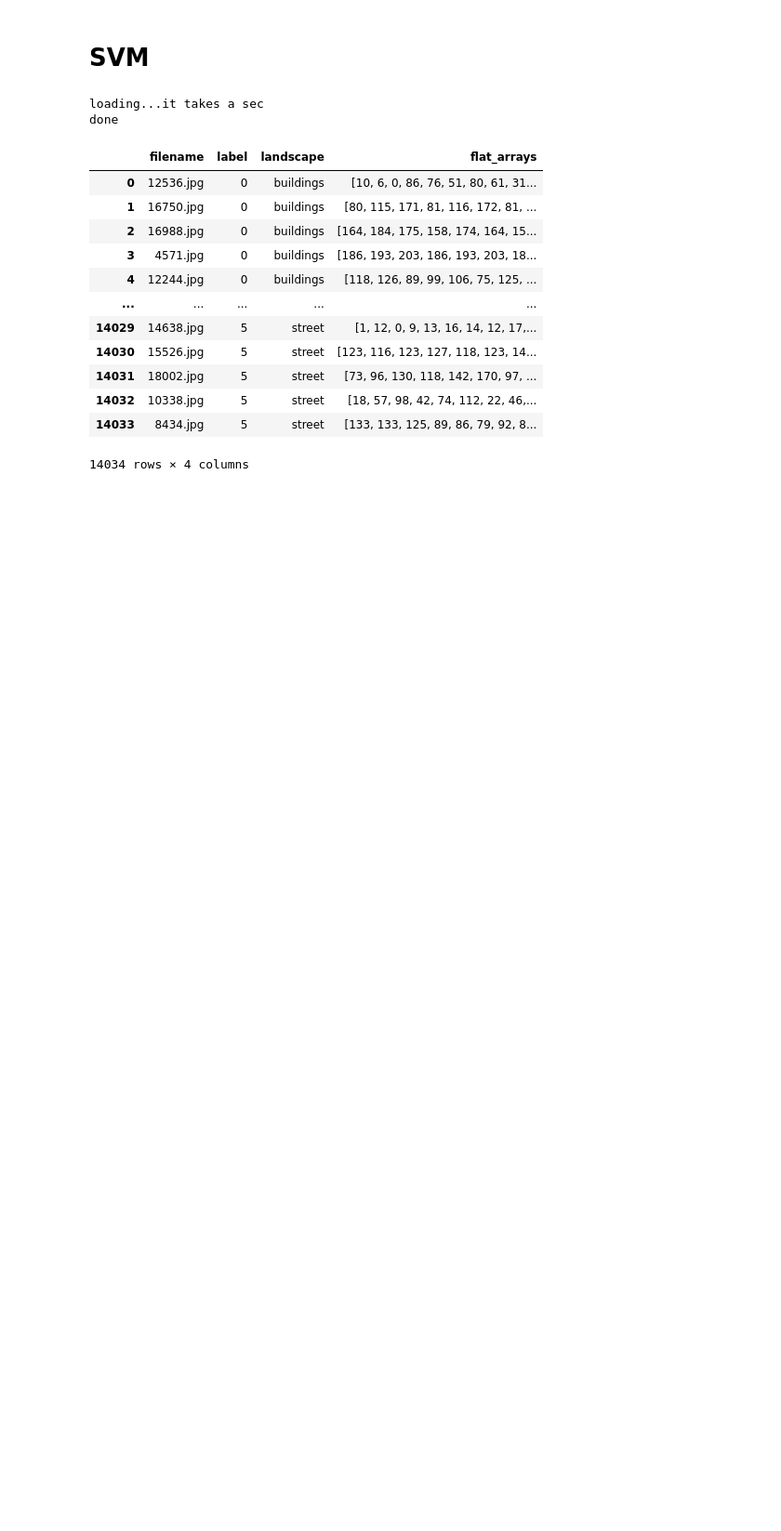
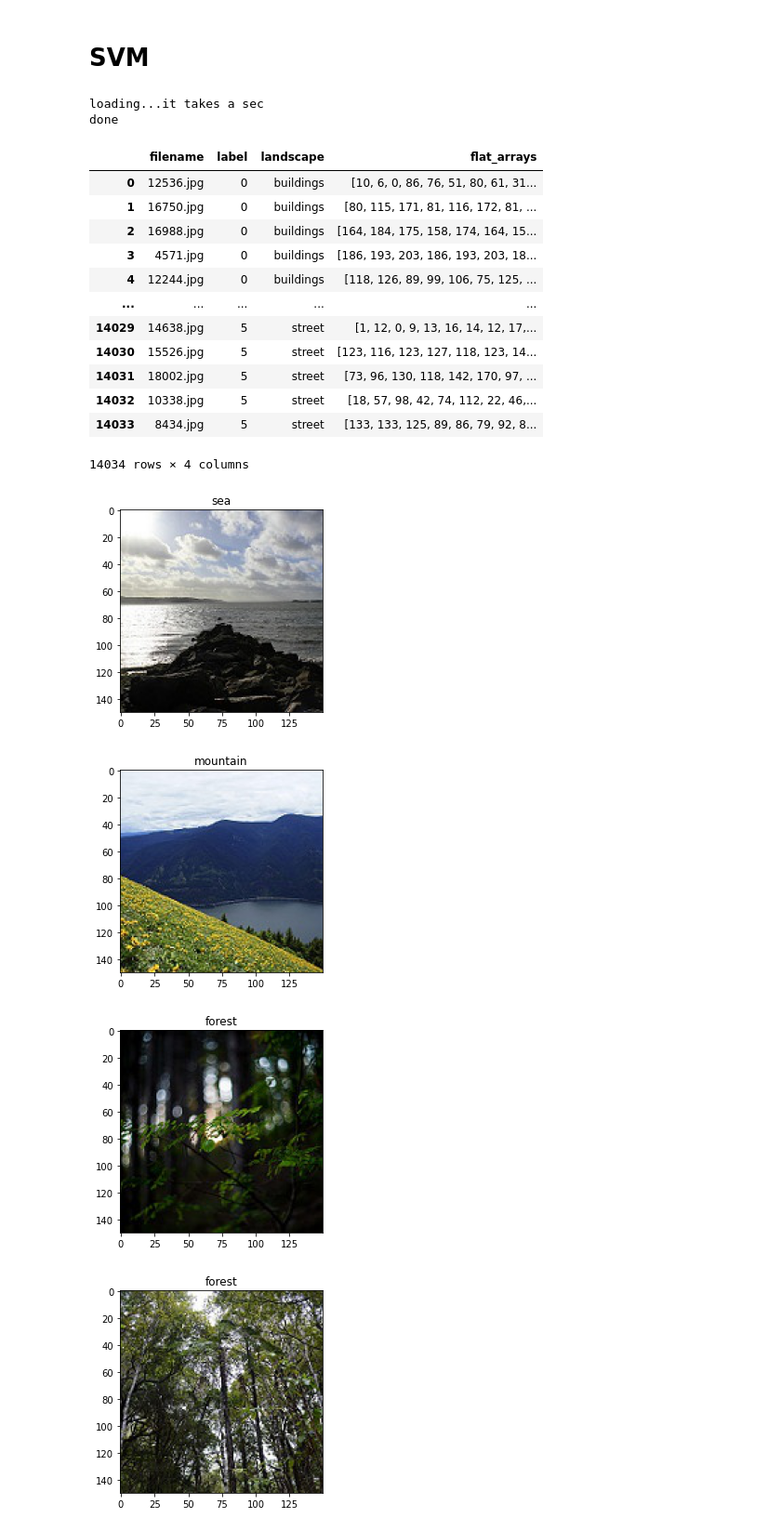
Before and after one commit to nkepling/CSCI575-ImageClassification, a Jupyter notebook: SVM.ipynb, the cells around one changed output. Shown at 93% size. Cells and saved outputs as stored; diff of their text form; code cells hidden in the pictures; blank space fills up the shorter version.

Commit message:
show me the images

```diff
--- a/SVM.ipynb
+++ b/SVM.ipynb
@@ -25,3 +27,11 @@ done
 | 14032 | 10338.jpg | 5 | street | [18, 57, 98, 42, 74, 112, 22, 46,... |
 | 14033 | 8434.jpg | 5 | street | [133, 133, 125, 89, 86, 79, 92, 8... |
 14034 rows × 4 columns
+# %%
+randomList = random.sample(range(0,len(df)),5)
+getData.loadImage(df.iloc[randomList])
+# %% [output]
+[figure, added]
+[figure, added]
+[figure, added]
+[figure, added]
```
Also changed, not shown: parts of 2 cells of this notebook.
